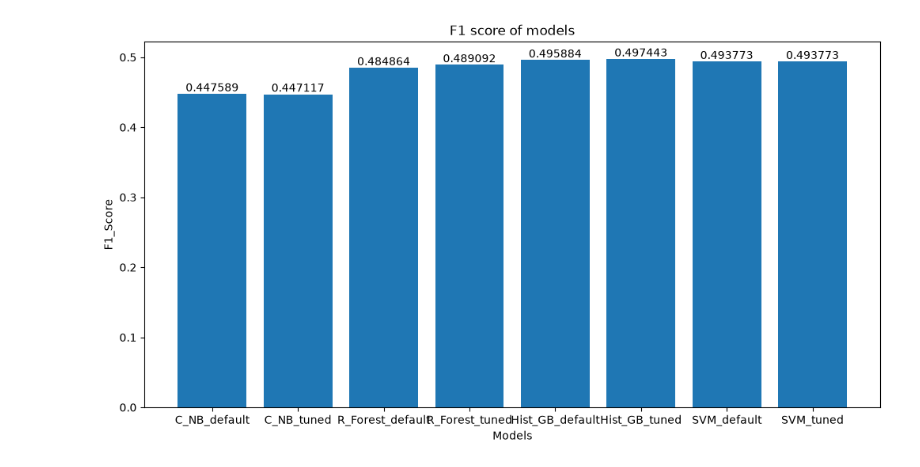
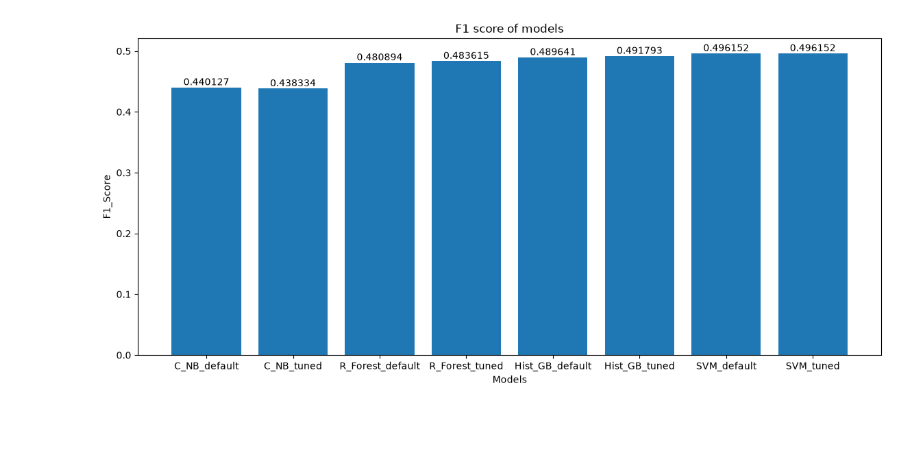
Before and after one commit to Helytre/Intro_AI_MT-MG, a Jupyter notebook: main_one_hot.ipynb, the cells around one changed output. Saved outputs shown, nothing was run; the diff lists cells and outputs as text; code cells hidden in the pictures; blank space fills up the shorter version.

```diff
--- a/main_one_hot.ipynb
+++ b/main_one_hot.ipynb
@@ -22,7 +22,7 @@ if(True):
     dataset["testing_data_X"] = spl.normalization(dataset["testing_data_X"])
 
     #PCA
-    pca = PCA(n_components=0.95)
+    pca = PCA(n_components=0.99)
     dataset["training_data_X"] = pandas.DataFrame(pca.fit_transform(dataset["training_data_X"]))
     dataset["testing_data_X"] = pandas.DataFrame(pca.transform(dataset["testing_data_X"]))
 
@@ -72,15 +72,15 @@ plt.show()
 # %%
 f, plot = plt.subplots()
-f.set_figwidth(12)
+f.set_figwidth(14)
 f.set_figheight(6)
 
 p = plot.bar(models, f1)
 
 plot.bar_label(p)
 
 plt.title('F1 score of models')
 plt.xlabel('Models')
 plt.ylabel('F1_Score')
 plt.show()
 # %% [output]
-[figure, old version]
+[figure, new version]
```
Also changed, not shown: parts of 1 cell of this notebook, 2 other files.
